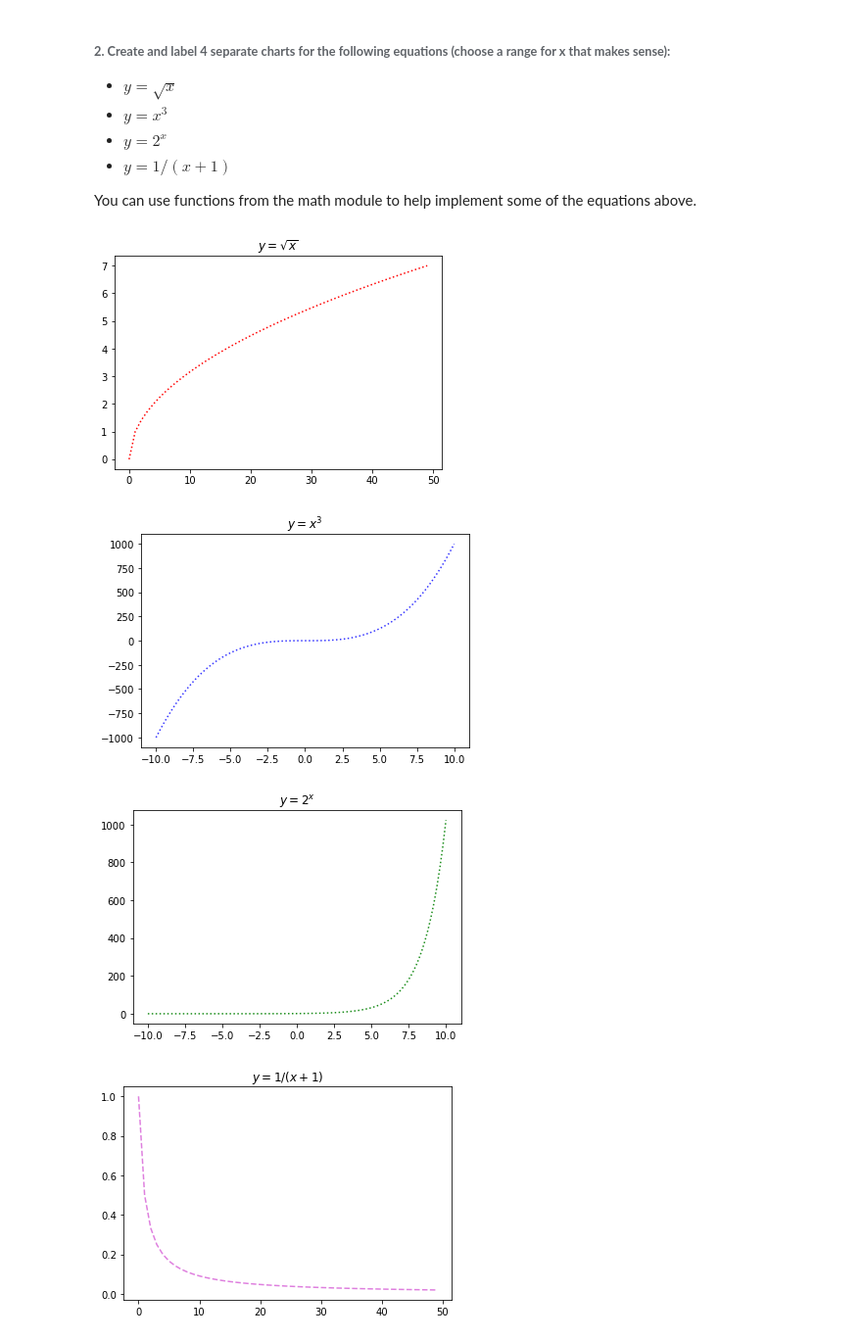
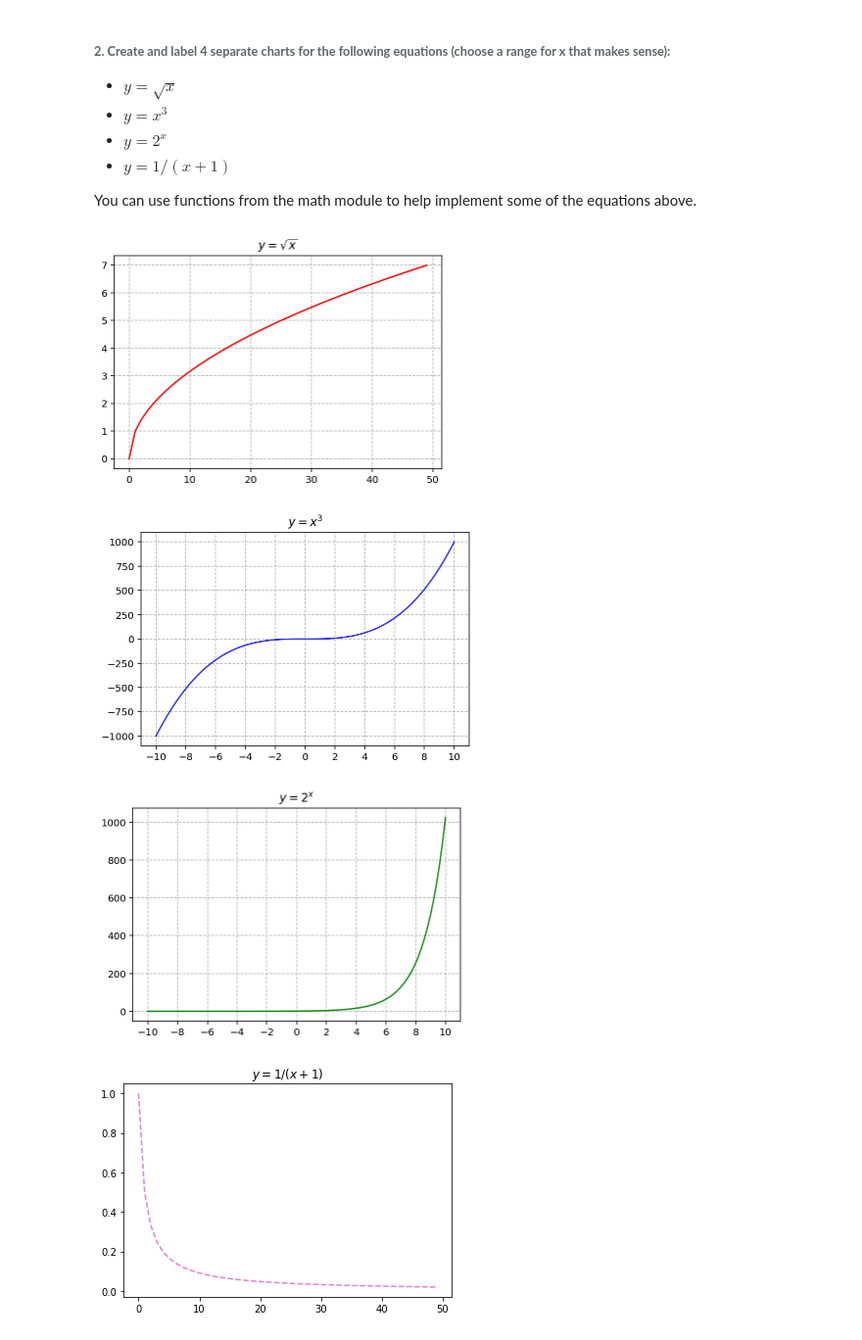
Before and after one commit to nadia-paz/numpy-pandas-visualization-exercises, a Jupyter notebook: matplotlib_exercises.ipynb, the cells around one changed output. Shown at 98% size. Drawn from its saved outputs; the diff is of its cells as text; code cells hidden in the pictures.

```diff
--- a/matplotlib_exercises.ipynb
+++ b/matplotlib_exercises.ipynb
@@ -51,23 +55,28 @@ y2 = [i ** 3 for i in x]
 y3 = [2 ** i for i in x]
 y4 = [(1 /(i + 1)) for i in x1]
 # %%
-plt.plot(x1, y1,color = 'r', ls = ':')
+plt.plot(x1, y1,color = 'r')
 plt.title('$y = \sqrt{x}$')
+plt.grid(True, ls = '--')
 plt.show()
 # %% [output]
-[figure, old version]
+[figure, new version]
 # %%
-plt.plot(x, y2,color = 'b', ls = ':', alpha = 0.8)
+plt.plot(x, y2,color = 'b', alpha = 0.8)
 plt.title('$y = x^3$')
+plt.grid(True, ls = '--')
+plt.xticks(range(-10, 11, 2))
 plt.show()
 # %% [output]
-[figure, old version]
+[figure, new version]
 # %%
-plt.plot(x, y3,color = 'g', ls = ':', alpha = 0.9)
+plt.plot(x, y3,color = 'g', alpha = 0.9)
 plt.title('$y = 2^x$')
+plt.grid(True, ls = '--')
+plt.xticks(range(-10, 11, 2))
 plt.show()
 # %% [output]
-[figure, old version]
+[figure, new version]
 # %%
 plt.plot(x1, y4,color = 'm', ls = '--', alpha = 0.5)
 plt.title('$y = 1 / (x+ 1)$')
```
Also changed, not shown: parts of 4 cells of this notebook, 1 other file.
